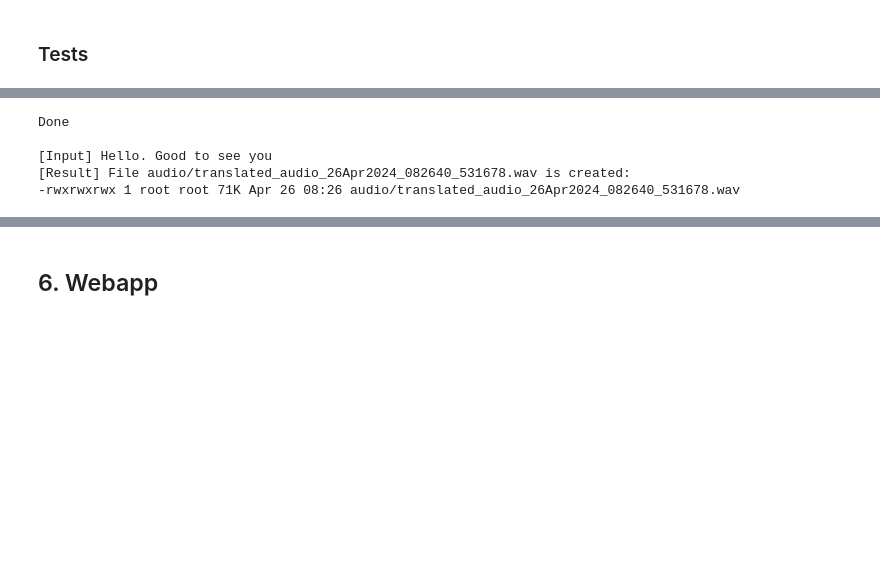
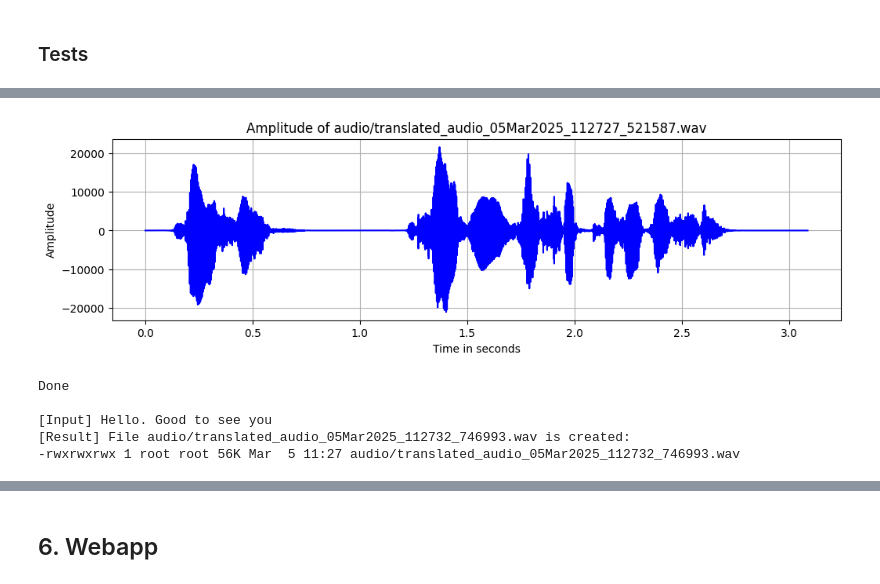
Before and after one commit to retkowsky/azure-ai-translator, a Jupyter notebook: 8 Vocal Translator using Azure AI STT.ipynb, the cells around one changed output, grey strips where cells are left out. Saved outputs shown, nothing was run; the diff lists cells and outputs as text; code cells hidden in the pictures; blank space fills up the shorter version.

```diff
--- a/8 Vocal Translator using Azure AI STT.ipynb
+++ b/8 Vocal Translator using Azure AI STT.ipynb
@@ -387,7 +417,7 @@ neural_voices = [
     "en-US-AvaMultilingualNeural",
 ]
 # %%
-def text_to_speech(text):
+def azure_text_to_speech(text):
     """
     Text to Speech with Azure Speech Services
     Input: Text
@@ -426,7 +456,7 @@ def text_to_speech(text):
 ### Tests
 # %%
 # Test 1
-audiofile = text_to_speech("Bonjour. Bienvenue à cette présentation.")
+audiofile = azure_text_to_speech("Bonjour. Bienvenue à cette présentation.")
 # %% [output]
 Done
 
@@ -441,13 +471,17 @@ Playing audio file audio/translated_audio_26Apr2024_082639_410227.wav
 [interactive output not drawn]
+# %%
+amplitude_plot(audiofile)
+# %% [output]
+[figure, added]
 # %%
 # Test 2
-audiofile = text_to_speech("Hello. Good to see you")
+audiofile = azure_text_to_speech("Hello. Good to see you")
 # %% [output]
 Done
 
 [Input] Hello. Good to see you
-[Result] File audio/translated_audio_26Apr2024_082640_531678.wav is created:
--rwxrwxrwx 1 root root 71K Apr 26 08:26 audio/translated_audio_26Apr2024_082640_531678.wav
+[Result] File audio/translated_audio_05Mar2025_112732_746993.wav is created:
+-rwxrwxrwx 1 root root 56K Mar  5 11:27 audio/translated_audio_05Mar2025_112732_746993.wav
 # %%
 print(f"Playing audio file {audiofile}")
 Audio(audiofile, autoplay=False)
```
Also changed, not shown: parts of 36 cells of this notebook, 7 other files.
